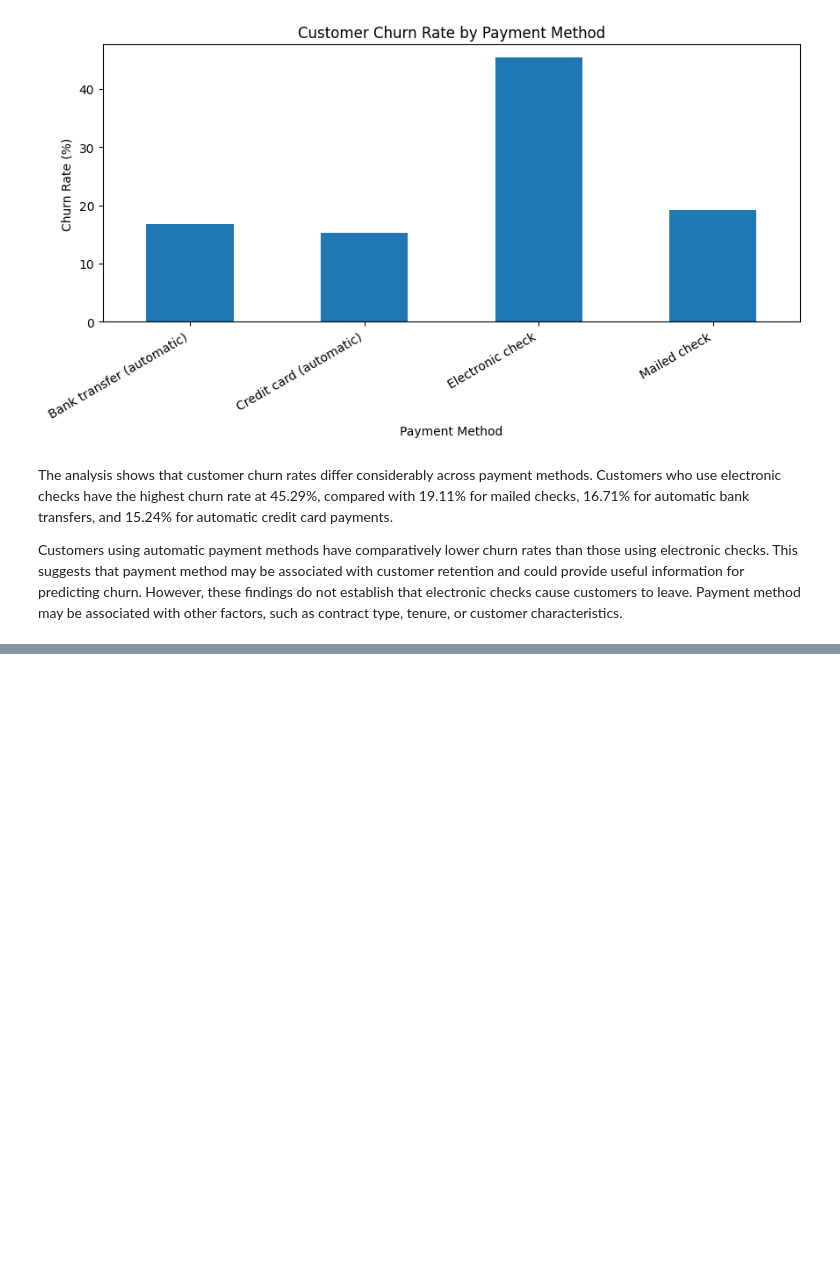
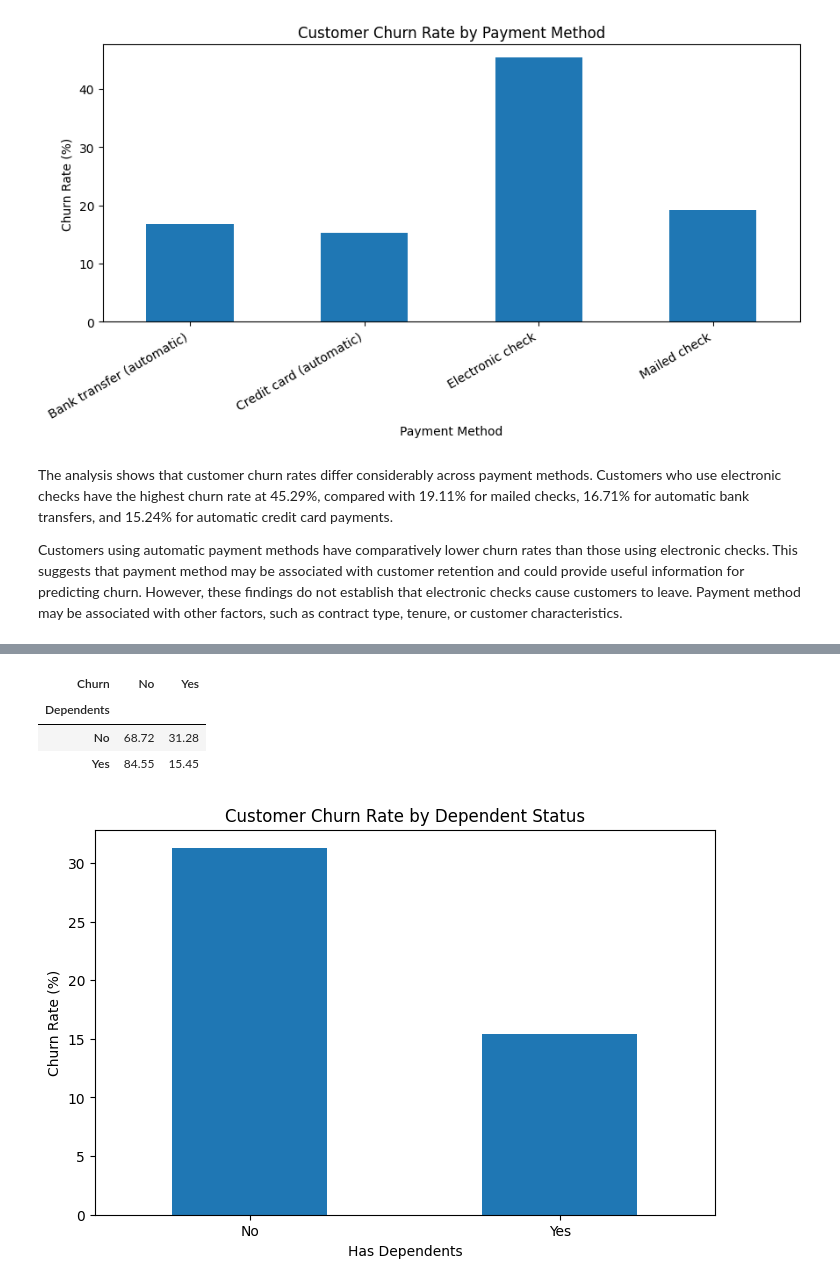
Before and after one commit to SJ174/MLCW, a Jupyter notebook: MLCW_Task_01.ipynb, the cells around one changed output, grey strips where cells are left out. Drawn from its saved outputs; the diff is of its cells as text; code cells hidden in the pictures; blank space fills up the shorter version.

```diff
--- a/MLCW_Task_01.ipynb
+++ b/MLCW_Task_01.ipynb
@@ -468,0 +517,24 @@ Customers using automatic payment methods have comparatively lower churn rates t
+# %%
+dependents_churn = pd.crosstab(
+    df['Dependents'],
+    df['Churn'],
+    normalize='index'
+) * 100
+
+dependents_churn.round(2)
+# %% [output]
+| Churn | No | Yes |
+| Dependents |  |  |
+| No | 68.72 | 31.28 |
+| Yes | 84.55 | 15.45 |
+# %%
+dependents_churn['Yes'].plot(kind='bar', figsize=(8, 5))
+
+plt.title('Customer Churn Rate by Dependent Status')
+plt.xlabel('Has Dependents')
+plt.ylabel('Churn Rate (%)')
+plt.xticks(rotation=0)
+
+plt.show()
+# %% [output]
+[figure, added]
```
Also changed, not shown: parts of 8 cells of this notebook.
